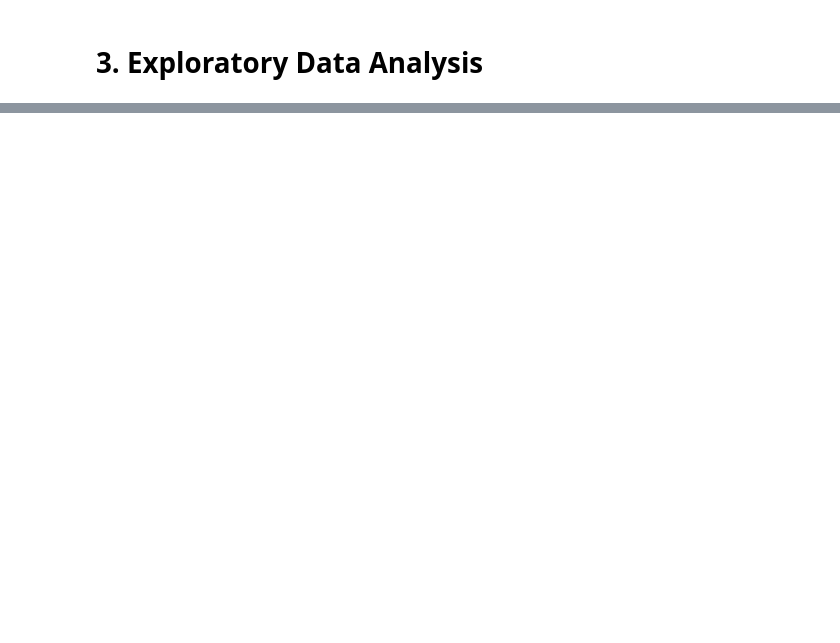
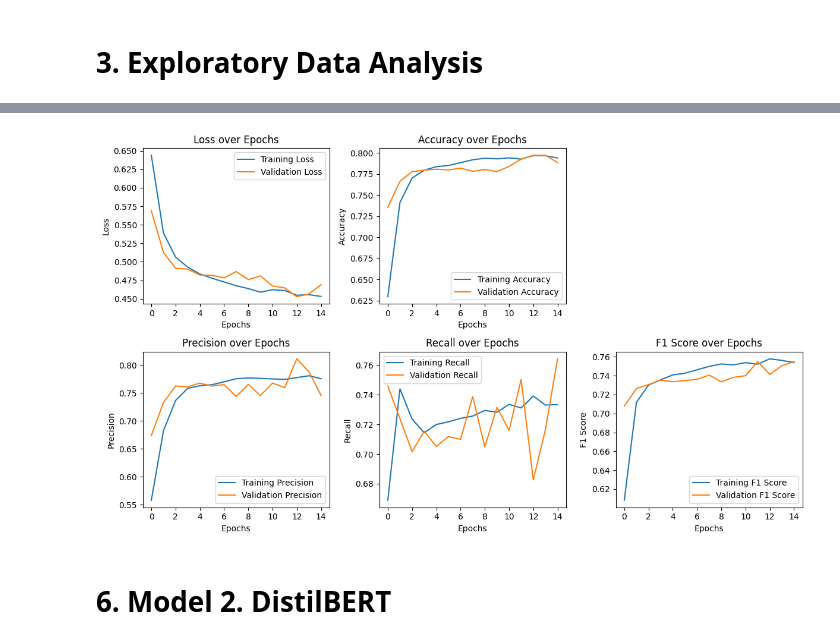
Before and after one commit to OlaKlingberg/Disaster-Tweet-Classifier, a Jupyter notebook: DTSA_5511_M4_Disaster_Tweet_Classifier.ipynb, the cells around one changed output, grey strips where cells are left out. Cells and saved outputs as stored; diff of their text form; code cells hidden in the pictures; blank space fills up the shorter version.

```diff
--- a/DTSA_5511_M4_Disaster_Tweet_Classifier.ipynb
+++ b/DTSA_5511_M4_Disaster_Tweet_Classifier.ipynb
@@ -280,0 +491,3 @@ submission_df.to_csv(directory + 'submission.csv', index = False)
+# %%
+# Generate a timestamp, to be used in the file names of all generated files
+timestamp = datetime.now(pytz.timezone('US/Eastern')).strftime('%Y-%m-%d_%H%M')
@@ -280,0 +552,73 @@ submission_df.to_csv(directory + 'submission.csv', index = False)
+# %%
+def plot_all_metrics_over_epochs(average_metrics, timestamp):
+    # epochs = metrics_history.epochs
+    epochs = [*range(len(average_metrics['accuracy']))]
+
+    plt.figure(figsize=(12, 7))
+
+    # Loss plot
+    plt.subplot(2, 3, 1)
+    plt.plot(epochs, average_metrics['loss'], label='Training Loss')
+    plt.plot(epochs, average_metrics['val_loss'], label='Validation Loss')
+    plt.title('Loss over Epochs')
+    plt.xlabel('Epochs')
+    plt.ylabel('Loss')
+    plt.xticks(range(0, max(epochs) + 1, 2))  # Adjust x-ticks to display only whole numbers
+    plt.legend()
+
+    # Accuracy plot
+    plt.subplot(2, 3, 2)
+    plt.plot(epochs, average_metrics['accuracy'], label='Training Accuracy')
+    plt.plot(epochs, average_metrics['val_accuracy'], label='Validation Accuracy')
+    plt.title('Accuracy over Epochs')
+    plt.xlabel('Epochs')
+    plt.ylabel('Accuracy')
+    plt.xticks(range(0, max(epochs) + 1, 2))  # Adjust x-ticks to display only whole numbers
+    plt.legend()
+
+    # Precision plot
+    plt.subplot(2, 3, 4)
+    plt.plot(epochs, average_metrics['precision'], label='Training Precision')
+    plt.plot(epochs, average_metrics['val_precision'], label='Validation Precision')
+    plt.title('Precision over Epochs')
+    plt.xlabel('Epochs')
+    plt.ylabel('Precision')
+    plt.xticks(range(0, max(epochs) + 1, 2))  # Adjust x-ticks to display only whole numbers
+    plt.legend()
+
+    # Recall plot
+    plt.subplot(2, 3, 5)
+    plt.plot(epochs, average_metrics['recall'], label='Training Recall')
+    plt.plot(epochs, average_metrics['val_recall'], label='Validation Recall')
+    plt.title('Recall over Epochs')
+    plt.xlabel('Epochs')
+    plt.ylabel('Recall')
+    plt.xticks(range(0, max(epochs) + 1, 2))  # Adjust x-ticks to display only whole numbers
+    plt.legend()
+
+    # F1 plot
+    plt.subplot(2, 3, 6)
+    plt.plot(epochs, average_metrics['f1'], label='Training F1 Score')
+    plt.plot(epochs, average_metrics['val_f1'], label='Validation F1 Score')
+    plt.title('F1 Score over Epochs')
+    plt.xlabel('Epochs')
+    plt.ylabel('F1 Score')
+    plt.xticks(range(0, max(epochs) + 1, 2))  # Adjust x-ticks to display only whole numbers
+    plt.legend()
+
+    plt.tight_layout()
+
+    # Save the plot with a unique timestamp
+    metrics_plots_f = f'metric_plots_{timestamp}.png'
+
+    # Save the plot.
+    plt.savefig(os.path.join(results_dir, metrics_plots_f))
+
+    plt.show()
+
+# Plot metrics over epochs
+plot_all_metrics_over_epochs(average_metrics, timestamp)
+# %% [output]
+[figure, added]
+# %% [markdown]
+# **6. Model 2. DistilBERT**
```
Also changed, not shown: parts of 46 cells of this notebook.
